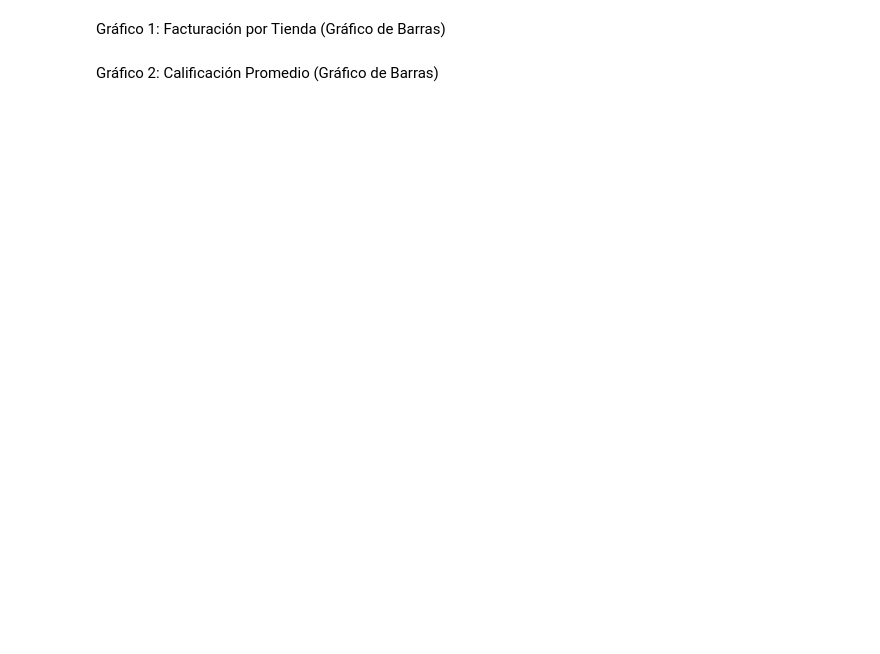
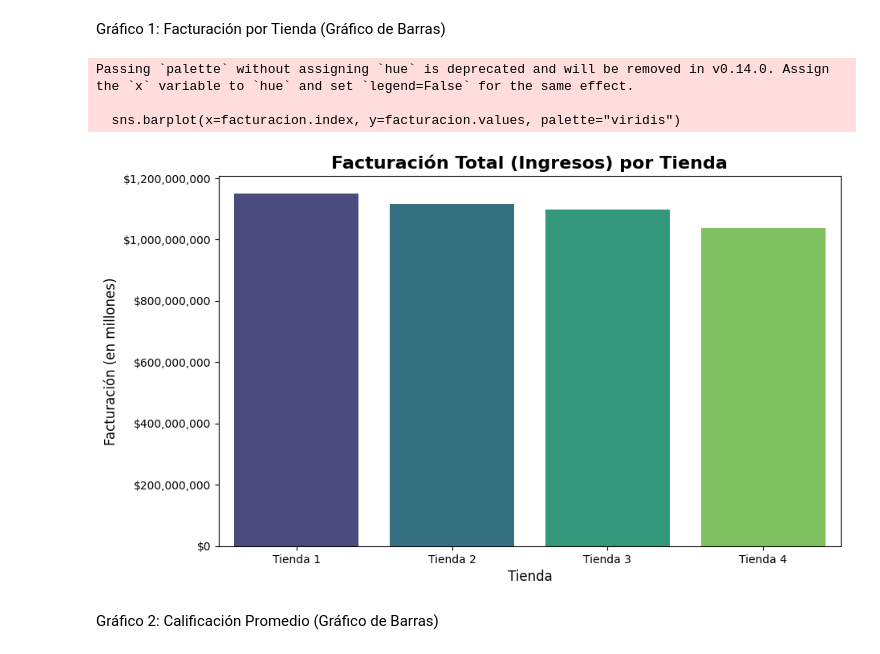
Before and after one commit to betoloayma-ship-it/challenge1-data-science-latam, a Jupyter notebook: AluraStoreLatam.ipynb, the cells around one changed output. Drawn from its saved outputs; the diff is of its cells as text; code cells hidden in the pictures; blank space fills up the shorter version.

```diff
--- a/AluraStoreLatam.ipynb
+++ b/AluraStoreLatam.ipynb
@@ -7,16 +9,18 @@ import seaborn as sns
 
 print("Librerías importadas correctamente.")
 
-url = "https://raw.githubusercontent.com/alura-es-cursos/challenge1-data-science-latam/refs/heads/main/base-de-datos-challenge1-latam/tienda_1%20.csv"
+url1 = "https://raw.githubusercontent.com/alura-es-cursos/challenge1-data-science-latam/refs/heads/main/base-de-datos-challenge1-latam/tienda_1%20.csv"
 url2 = "https://raw.githubusercontent.com/alura-es-cursos/challenge1-data-science-latam/refs/heads/main/base-de-datos-challenge1-latam/tienda_2.csv"
 url3 = "https://raw.githubusercontent.com/alura-es-cursos/challenge1-data-science-latam/refs/heads/main/base-de-datos-challenge1-latam/tienda_3.csv"
 url4 = "https://raw.githubusercontent.com/alura-es-cursos/challenge1-data-science-latam/refs/heads/main/base-de-datos-challenge1-latam/tienda_4.csv"
 
-tienda = pd.read_csv(url)
-tienda2 = pd.read_csv(url2)
-tienda3 = pd.read_csv(url3)
-tienda4 = pd.read_csv(url4)
+tienda1_df = pd.read_csv(url1)
+tienda2_df = pd.read_csv(url2)
+tienda3_df = pd.read_csv(url3)
+tienda4_df = pd.read_csv(url4)
 
 print("Datos de las 4 tiendas cargados correctamente.")
+
+# Verificamos las primeras filas de la primera tienda
 tienda1_df.head()
 # %% [output]
@@ -40,8 +46,10 @@ tienda4_df['Tienda'] = 'Tienda 4'
 df = pd.concat([tienda1_df, tienda2_df, tienda3_df, tienda4_df], ignore_index=True)
 
 # ---- Limpieza de Datos ----
-# 1. Estandarizar nombres de columnas (minúsculas, sin espacios ni acentos)
-df.columns = df.columns.str.strip().str.lower().str.replace(' ', '_').str.replace('í', 'i').str.replace('ó', 'o')
+# 1. Estandarizar nombres de columnas (minúsculas, sin espacios ni acentos) - Exclude 'Tienda' column
+cols_to_lower = [col for col in df.columns if col != 'Tienda']
+df.columns = [col.strip().lower().replace(' ', '_').replace('í', 'i').replace('ó', 'o') if col in cols_to_lower else col for col in df.columns]
+
 
 # 2. Convertir tipos de datos
 df['precio'] = pd.to_numeric(df['precio'], errors='coerce')
@@ -95,17 +174,29 @@ print(envio_promedio)
 Gráfico 1: Facturación por Tienda (Gráfico de Barras)
 # %%
 # Celda para el Gráfico de Facturación
+import matplotlib.pyplot as plt
+import seaborn as sns
+
+# Calculate facturacion
+facturacion = df.groupby('Tienda')['precio'].sum().sort_values(ascending=False)
+
+
 plt.figure(figsize=(10, 6))
 # Usamos 'facturacion' que calculaste en la celda del análisis 1
 sns.barplot(x=facturacion.index, y=facturacion.values, palette="viridis")
 
 plt.title('Facturación Total (Ingresos) por Tienda', fontsize=16, weight='bold')
 plt.ylabel('Facturación (en millones)', fontsize=12)
 plt.xlabel('Tienda', fontsize=12)
 # Formatear el eje Y para que muestre los números como moneda
 plt.gca().get_yaxis().set_major_formatter(plt.FuncFormatter(lambda x, p: f'${x:,.0f}'))
 
 plt.show()
+# %% [output]
+Passing `palette` without assigning `hue` is deprecated and will be removed in v0.14.0. Assign the `x` variable to `hue` and set `legend=False` for the same effect.
+
+  sns.barplot(x=facturacion.index, y=facturacion.values, palette="viridis")
+[figure, added]
 # %% [markdown]
 Gráfico 2: Calificación Promedio (Gráfico de Barras)
 # %%
```
Also changed, not shown: parts of 10 cells of this notebook.
